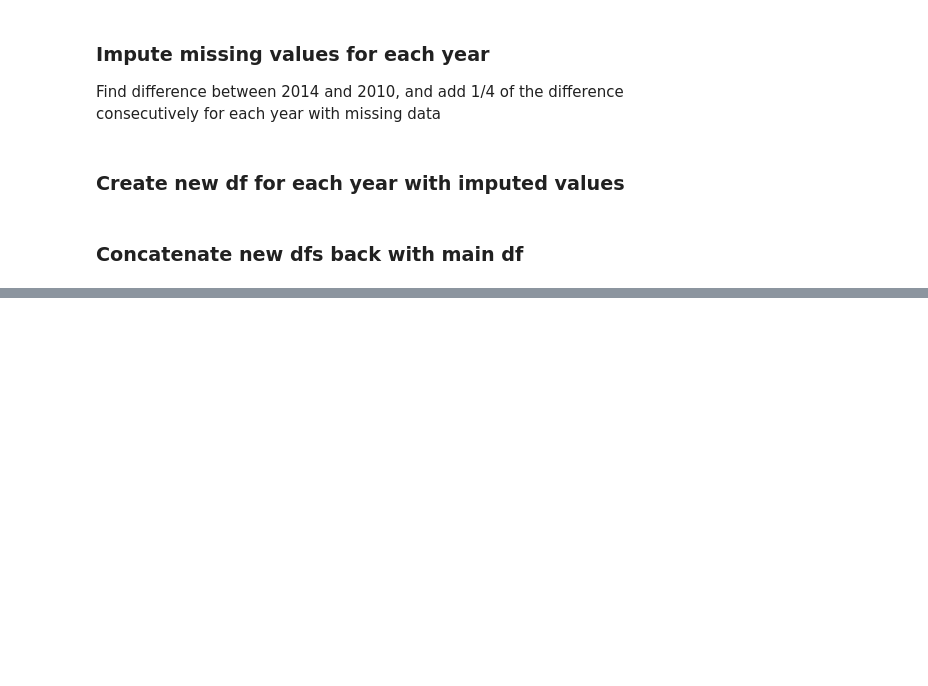
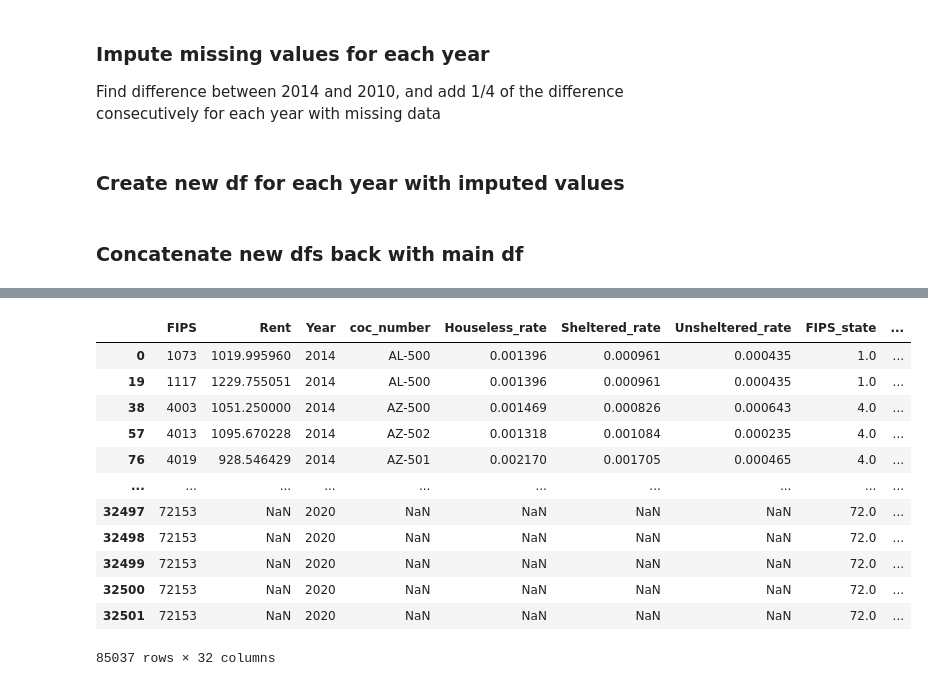
Before and after one commit to khyateed/projecting-food-insecurity, a Jupyter notebook: notebooks/cleaning2.ipynb, the cells around one changed output, grey strips where cells are left out. Drawn from its saved outputs; the diff is of its cells as text; code cells hidden in the pictures; blank space fills up the shorter version.

Commit message:
removed duplicate entries per county FIPS

```diff
--- a/notebooks/cleaning2.ipynb
+++ b/notebooks/cleaning2.ipynb
@@ -257,0 +211,34 @@ df[df.Year==2010].groupby('FIPS').mean()
+# %%
+# perform groupby's on the years containing duplicates
+no_dups_10 = df[df.Year==2010].groupby('FIPS').mean().reset_index()
+no_dups_19 = df[df.Year==2019].groupby('FIPS').mean().reset_index()
+no_dups_20 = df[df.Year==2020].groupby('FIPS').mean().reset_index()
+# %%
+# re-add in the columns that were removed during groupby operation
+no_dups_10 = no_dups_10.merge(df[df.Year==2010][['FIPS','Low Threshold Type','High Threshold Type', 'State',
+                                         'coc_number','County','State/County']],on='FIPS')
+no_dups_19 = no_dups_19.merge(df[df.Year==2019][['FIPS','Low Threshold Type','High Threshold Type', 'State',
+                                         'coc_number','County','State/County']],on='FIPS')
+no_dups_20 = no_dups_20.merge(df[df.Year==2020][['FIPS','Low Threshold Type','High Threshold Type', 'State',
+                                         'coc_number','County','State/County']],on='FIPS')
+# %%
+# drop older data from main df, which contained duplicates
+df_trimmed = df.drop(df[df.Year.isin([2010, 2019,2020])].index)
+
+# add newly grouped data with no duplicates back into main df
+df = pd.concat([df_trimmed, no_dups_10, no_dups_19, no_dups_20])
+df
+# %% [output]
+|  | FIPS | Rent | Year | coc_number | Houseless_rate | Sheltered_rate | Unsheltered_rate | FIPS_state | ... |
+| 0 | 1073 | 1019.995960 | 2014 | AL-500 | 0.001396 | 0.000961 | 0.000435 | 1.0 | ... |
+| 19 | 1117 | 1229.755051 | 2014 | AL-500 | 0.001396 | 0.000961 | 0.000435 | 1.0 | ... |
+| 38 | 4003 | 1051.250000 | 2014 | AZ-500 | 0.001469 | 0.000826 | 0.000643 | 4.0 | ... |
+| 57 | 4013 | 1095.670228 | 2014 | AZ-502 | 0.001318 | 0.001084 | 0.000235 | 4.0 | ... |
+| 76 | 4019 | 928.546429 | 2014 | AZ-501 | 0.002170 | 0.001705 | 0.000465 | 4.0 | ... |
+| ... | ... | ... | ... | ... | ... | ... | ... | ... | ... |
+| 32497 | 72153 | NaN | 2020 | NaN | NaN | NaN | NaN | 72.0 | ... |
+| 32498 | 72153 | NaN | 2020 | NaN | NaN | NaN | NaN | 72.0 | ... |
+| 32499 | 72153 | NaN | 2020 | NaN | NaN | NaN | NaN | 72.0 | ... |
+| 32500 | 72153 | NaN | 2020 | NaN | NaN | NaN | NaN | 72.0 | ... |
+| 32501 | 72153 | NaN | 2020 | NaN | NaN | NaN | NaN | 72.0 | ... |
+85037 rows × 32 columns
```
Also changed, not shown: parts of 9 cells of this notebook, 1 other file.
